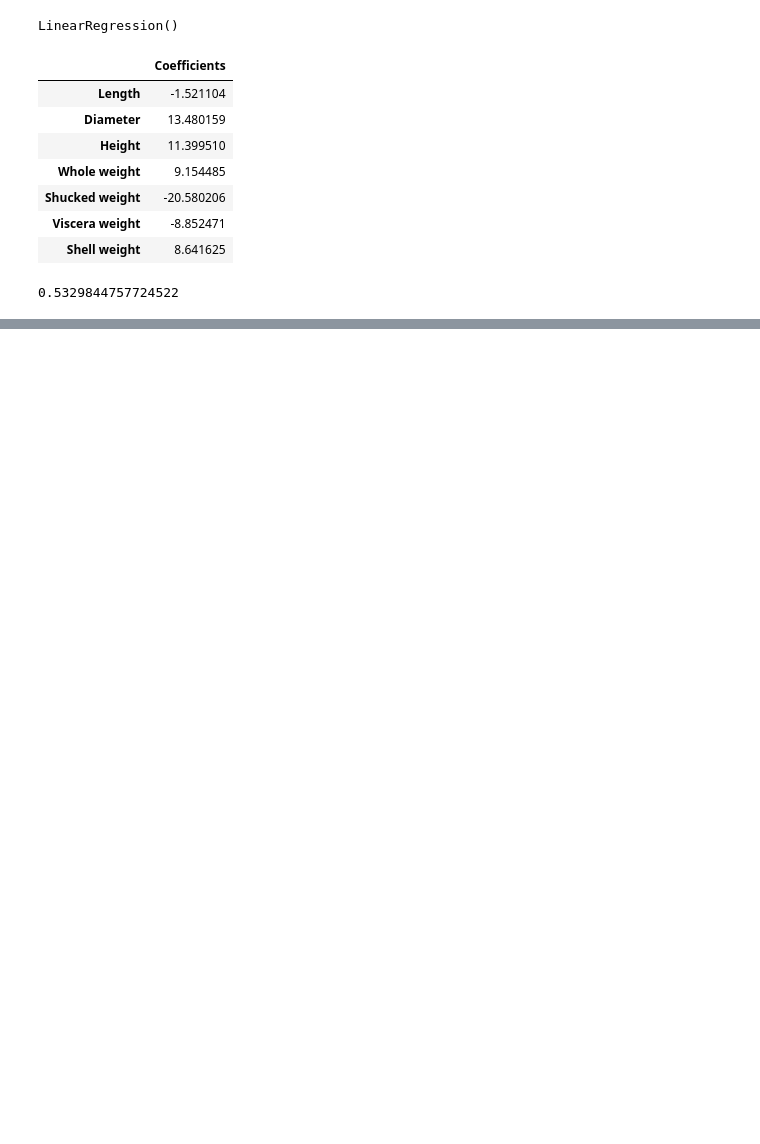
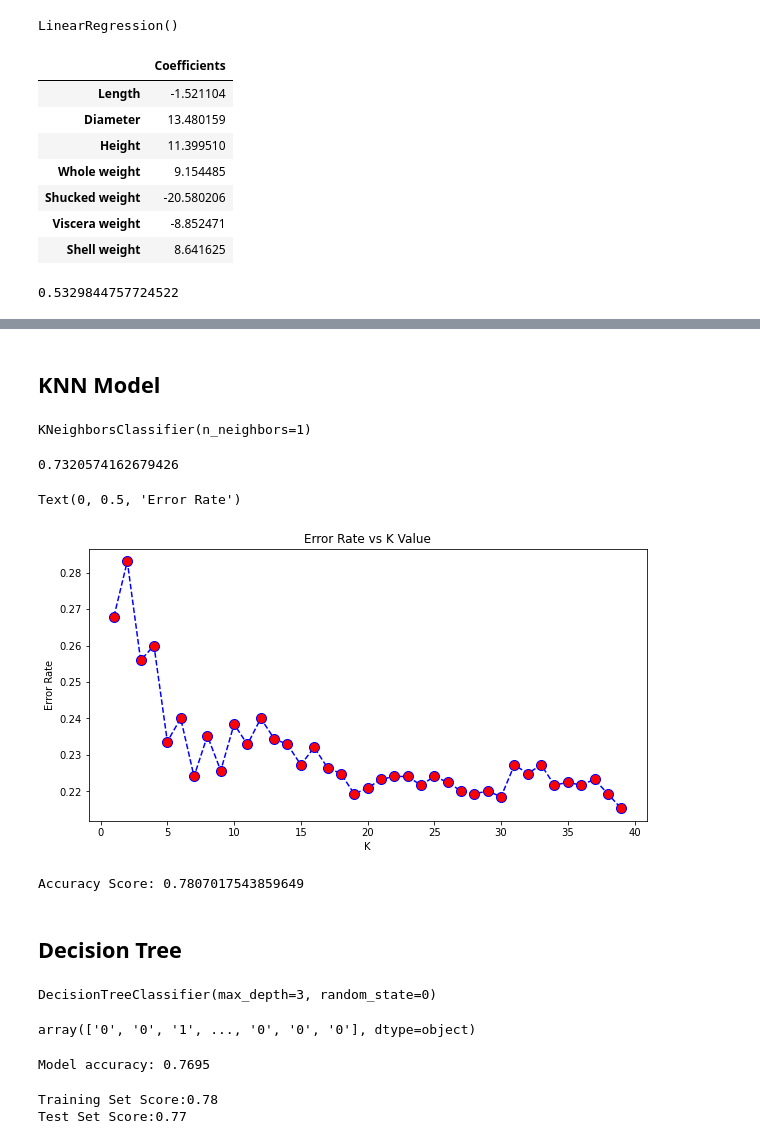
Before and after one commit to drainganggtb/FinalProject, a Jupyter notebook: Abalone_ML.ipynb, the cells around one changed output, grey strips where cells are left out. Drawn from its saved outputs; the diff is of its cells as text; code cells hidden in the pictures; blank space fills up the shorter version.

```diff
--- a/Abalone_ML.ipynb
+++ b/Abalone_ML.ipynb
@@ -186,0 +255,3 @@ print(R)
+# %%
+#transform the data
+scaled_features = scaler.fit_transform(df.drop('Age',axis=1))
@@ -186,0 +275,67 @@ print(R)
+# %%
+#train test split
+X_train,X_test,y_train,y_test = train_test_split(scaled_features,df['Age'],test_size=0.30)
+# %% [markdown]
+## KNN Model
+# %%
+from sklearn.neighbors import KNeighborsClassifier
+knn = KNeighborsClassifier(n_neighbors=1)
+knn.fit(X_train,y_train)
+# %% [output]
+KNeighborsClassifier(n_neighbors=1)
+# %%
+from sklearn.metrics import accuracy_score
+pred = knn.predict(X_test)
+accuracy_score(y_test,pred)
+# %% [output]
+0.7320574162679426
+# %%
+#choosing k model
+error_rate = []
+for i in range(1,40):
+    knn = KNeighborsClassifier(n_neighbors=i)
+    knn.fit(X_train,y_train)
+    pred_i = knn.predict(X_test)
+    error_rate.append(np.mean(pred_i != y_test))
+# %%
+plt.figure(figsize=(10,5))
+plt.plot(range(1,40),error_rate,c='blue',ls='--',marker='o',markerfacecolor='red', markersize=10)
+plt.title('Error Rate vs K Value')
+plt.xlabel('K')
+plt.ylabel('Error Rate')
+# %% [output]
+Text(0, 0.5, 'Error Rate')
+[figure, added]
+# %%
+knn = KNeighborsClassifier(n_neighbors=19)
+knn.fit(X_train,y_train)
+pred = knn.predict(X_test)
+print('Accuracy Score:', accuracy_score(y_test,pred))
+# %% [output]
+Accuracy Score: 0.7807017543859649
+# %% [markdown]
+## Decision Tree
+# %%
+from sklearn import tree
+from sklearn.tree import DecisionTreeClassifier
+clf_gini = DecisionTreeClassifier(criterion='gini',max_depth=3,random_state=0)
+clf_gini.fit(X_train,y_train)
+# %% [output]
+DecisionTreeClassifier(max_depth=3, random_state=0)
+# %%
+y_pred_gini = clf_gini.predict(X_test)
+y_pred_gini
+# %% [output]
+array(['0', '0', '1', ..., '0', '0', '0'], dtype=object)
+# %%
+print("Model accuracy: {0:0.4f}".format(accuracy_score(y_test,y_pred_gini)))
+# %% [output]
+Model accuracy: 0.7695
+# %%
+# Check for overfitting and underfitting:
+
+print('Training Set Score:{:.2f}'.format(clf_gini.score(X_train,y_train)))
+print('Test Set Score:{:.2f}'.format(clf_gini.score(X_test,y_test)))
+# %% [output]
+Training Set Score:0.78
+Test Set Score:0.77
```
Also changed, not shown: parts of 19 cells of this notebook.
